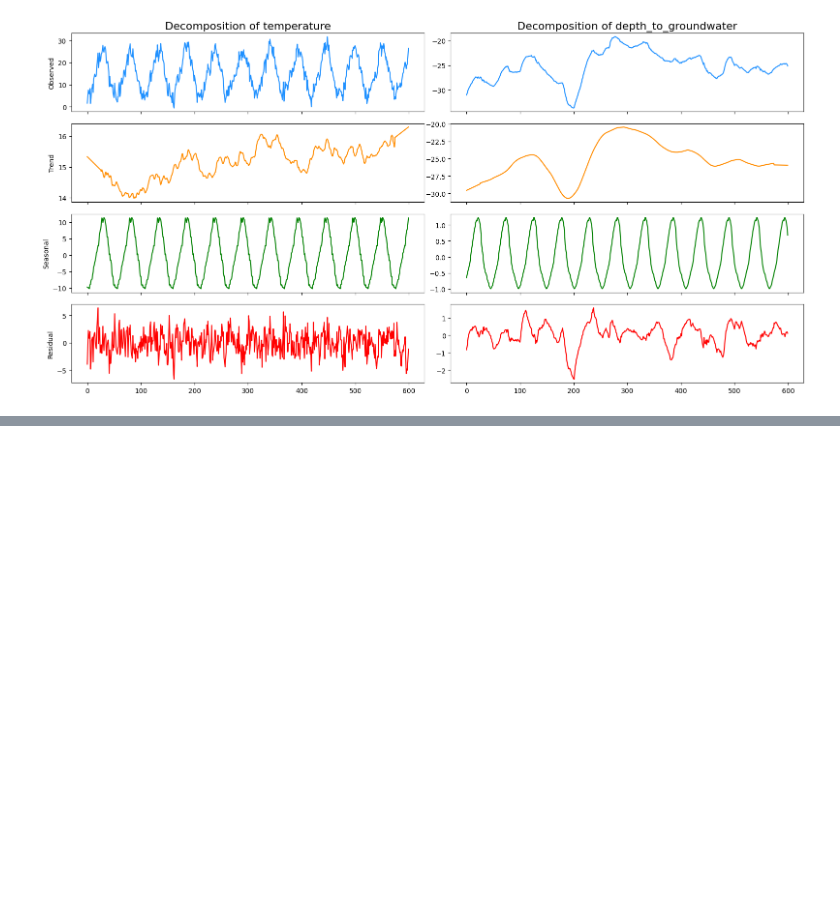
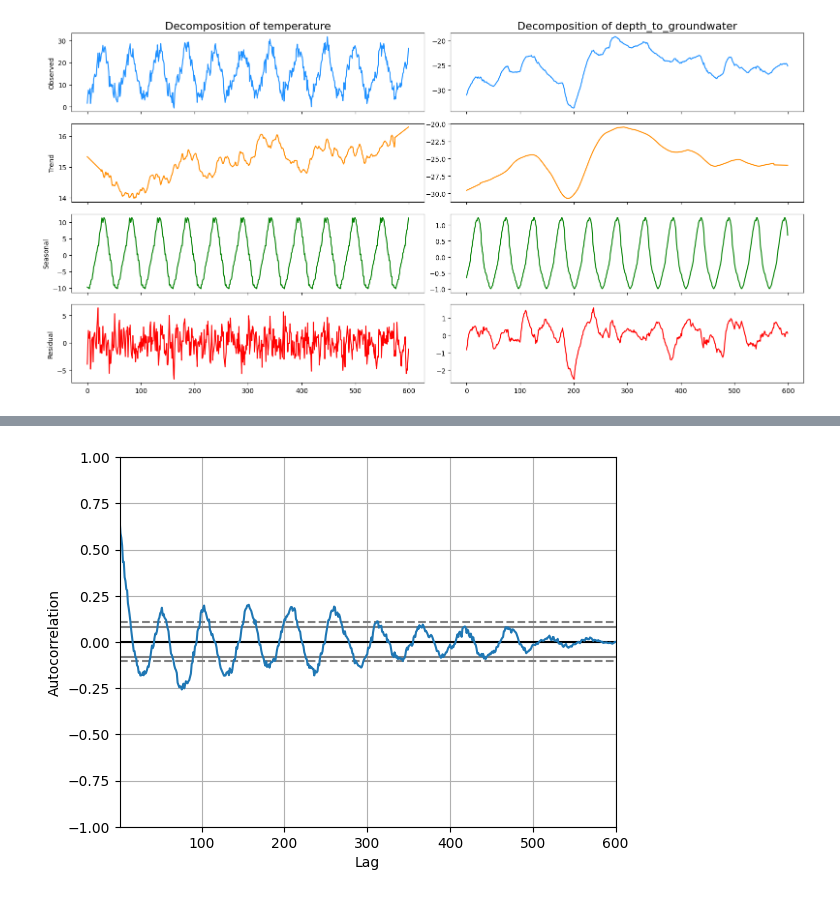
Before and after one commit to rober12345/time-series-project-tutorial, a Jupyter notebook: solutionRobUgalde.ipynb, the cells around one changed output, grey strips where cells are left out. Saved outputs shown, nothing was run; the diff lists cells and outputs as text; code cells hidden in the pictures; blank space fills up the shorter version.

```diff
--- a/solutionRobUgalde.ipynb
+++ b/solutionRobUgalde.ipynb
@@ -715,0 +762,7 @@ plt.show()
+# %%
+from pandas.plotting import autocorrelation_plot
+
+autocorrelation_plot(df['depth_to_groundwater_diff_1'])
+plt.show()
+# %% [output]
+[figure, added]
```
Also changed, not shown: parts of 17 cells of this notebook.
